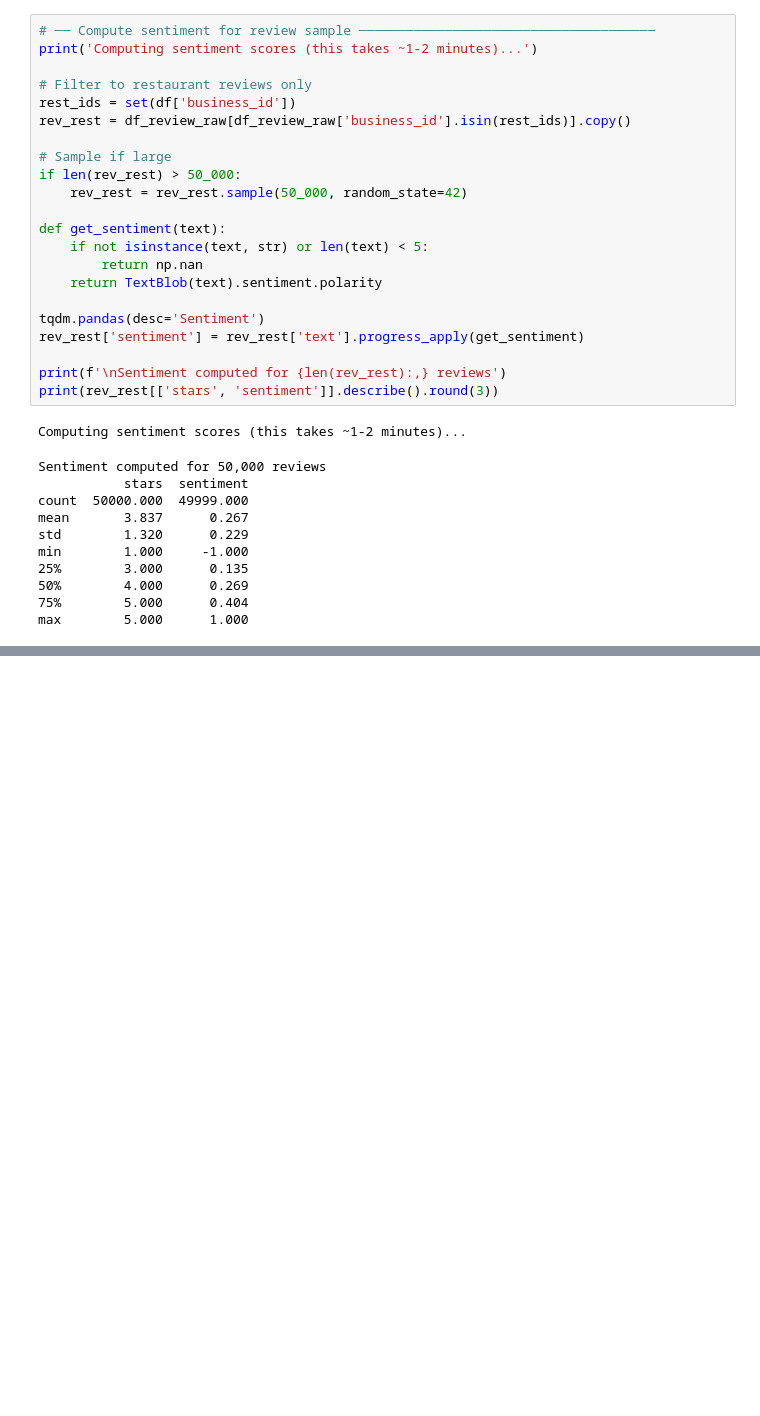
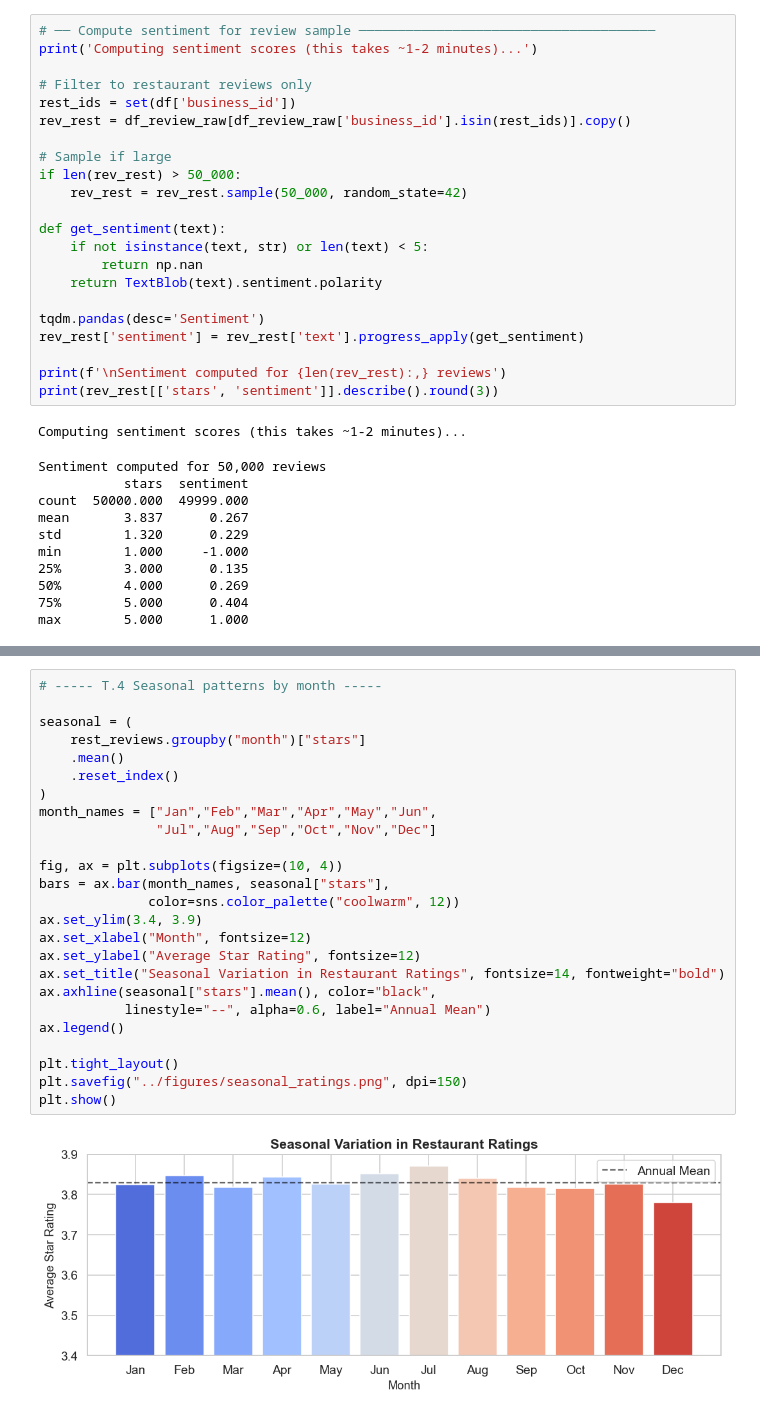
Before and after one commit to HelenTu05/ECON-UB-232-Data-Bootcamp-Midterm, a Jupyter notebook: notebooks/01_yelp_eda.ipynb, the cells around one changed output, grey strips where cells are left out. Cells and saved outputs as stored; diff of their text form; blank space fills up the shorter version.

```diff
--- a/yelp_restaurant_eda.ipynb
+++ b/notebooks/01_yelp_eda.ipynb
@@ -693,0 +800,27 @@ Pearson r (review sentiment vs review stars): r = +0.597,  p = 0.00e+00
+# %%
+# ----- T.4 Seasonal patterns by month -----
+
+seasonal = (
+    rest_reviews.groupby("month")["stars"]
+    .mean()
+    .reset_index()
+)
+month_names = ["Jan","Feb","Mar","Apr","May","Jun",
+               "Jul","Aug","Sep","Oct","Nov","Dec"]
+
+fig, ax = plt.subplots(figsize=(10, 4))
+bars = ax.bar(month_names, seasonal["stars"],
+              color=sns.color_palette("coolwarm", 12))
+ax.set_ylim(3.4, 3.9)
+ax.set_xlabel("Month", fontsize=12)
+ax.set_ylabel("Average Star Rating", fontsize=12)
+ax.set_title("Seasonal Variation in Restaurant Ratings", fontsize=14, fontweight="bold")
+ax.axhline(seasonal["stars"].mean(), color="black",
+           linestyle="--", alpha=0.6, label="Annual Mean")
+ax.legend()
+
+plt.tight_layout()
+plt.savefig("../figures/seasonal_ratings.png", dpi=150)
+plt.show()
+# %% [output]
+[figure, added]
```
Also changed, not shown: parts of 22 cells of this notebook, 19 other files.
